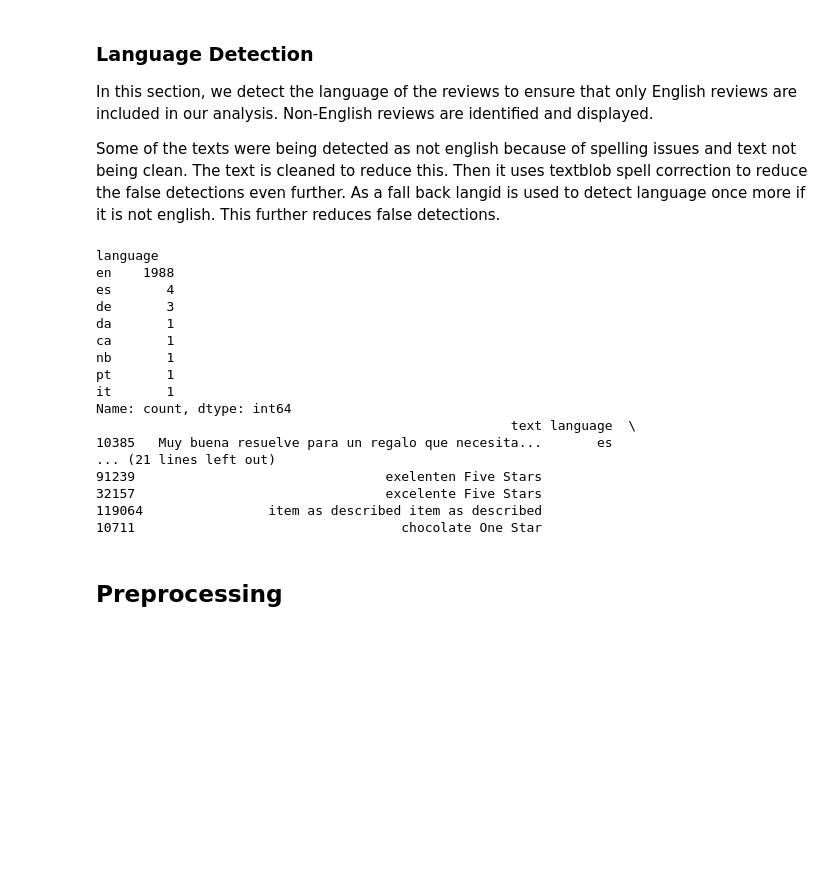
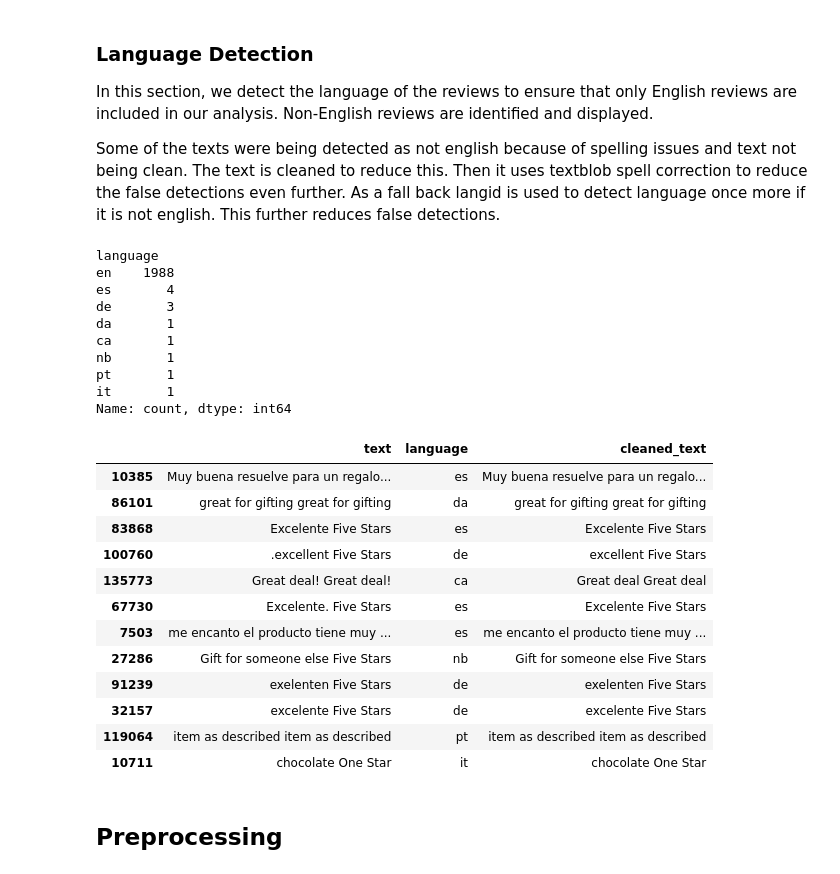
Before and after one commit to Timothy965/COMP262_GROUP5, a Jupyter notebook: COMP262_GROUPPROJECT_PHASE2.ipynb, the cells around one changed output. Saved outputs shown, nothing was run; the diff lists cells and outputs as text; code cells hidden in the pictures; blank space fills up the shorter version.

```diff
--- a/COMP262_GROUPPROJECT_PHASE2.ipynb
+++ b/COMP262_GROUPPROJECT_PHASE2.ipynb
@@ -829,41 +805,47 @@ def clean_text(text):
     text = re.sub(r'[^a-zA-Z\s]', '', text)
     text = re.sub(r'[^a-zA-Z0-9\s]', '', text)
     text = re.sub(r'\s+', ' ', text).strip()
     return text
 
 # Convert non-string values to strings
 data_sample['text'] = data_sample['text'].astype(str)
 
 # Clean the text before language detection
 data_sample['cleaned_text'] = data_sample['text'].apply(clean_text)
 
 # Apply language detection
 data_sample['language'] = data_sample['cleaned_text'].apply(detect_language)
 
 # Display the language distribution
 print(data_sample['language'].value_counts())
 
 # Print couple of non-english reviews
 non_english_reviews = data_sample[data_sample['language'] != 'en']
-print(non_english_reviews[['text', 'language', 'cleaned_text']])
+non_english_reviews[['text', 'language', 'cleaned_text']]
 # %% [output]
 language
 en    1988
 es       4
 de       3
 da       1
 ca       1
 nb       1
 pt       1
 it       1
 Name: count, dtype: int64
-                                                     text language  \
-10385   Muy buena resuelve para un regalo que necesita...       es
-... (21 lines left out)
-91239                                exelenten Five Stars
-32157                                excelente Five Stars
-119064                item as described item as described
-10711                                  chocolate One Star
+|  | text | language | cleaned_text |
+| 10385 | Muy buena resuelve para un regalo... | es | Muy buena resuelve para un regalo... |
+| 86101 | great for gifting great for gifting | da | great for gifting great for gifting |
+| 83868 | Excelente Five Stars | es | Excelente Five Stars |
+| 100760 | .excellent Five Stars | de | excellent Five Stars |
+| 135773 | Great deal! Great deal! | ca | Great deal Great deal |
+| 67730 | Excelente. Five Stars | es | Excelente Five Stars |
+| 7503 | me encanto el producto tiene muy ... | es | me encanto el producto tiene muy ... |
+| 27286 | Gift for someone else Five Stars | nb | Gift for someone else Five Stars |
+| 91239 | exelenten Five Stars | de | exelenten Five Stars |
+| 32157 | excelente Five Stars | de | excelente Five Stars |
+| 119064 | item as described item as described | pt | item as described item as described |
+| 10711 | chocolate One Star | it | chocolate One Star |
 # %% [markdown]
 ## Preprocessing
 # %% [markdown]
```
Also changed, not shown: parts of 5 cells of this notebook.
